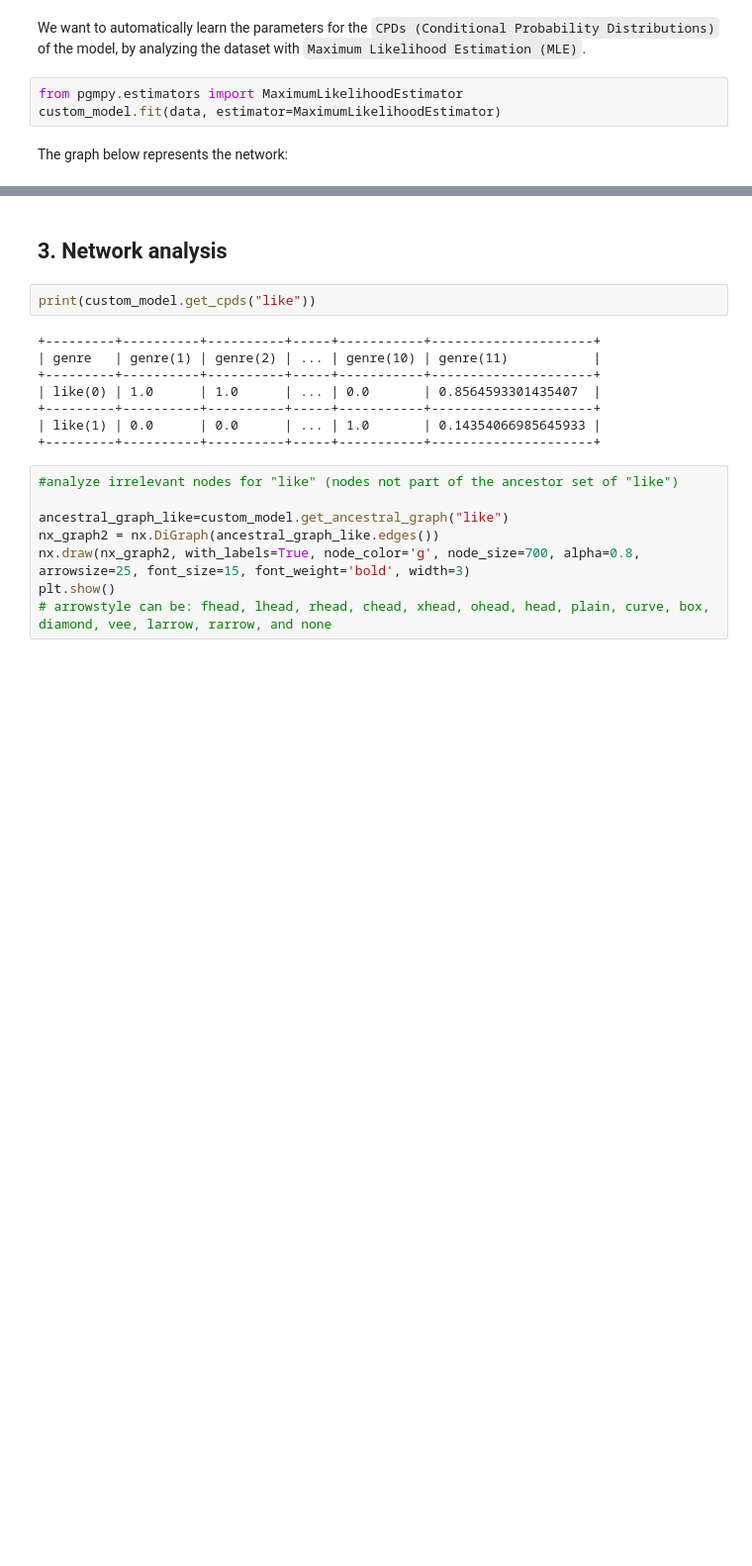
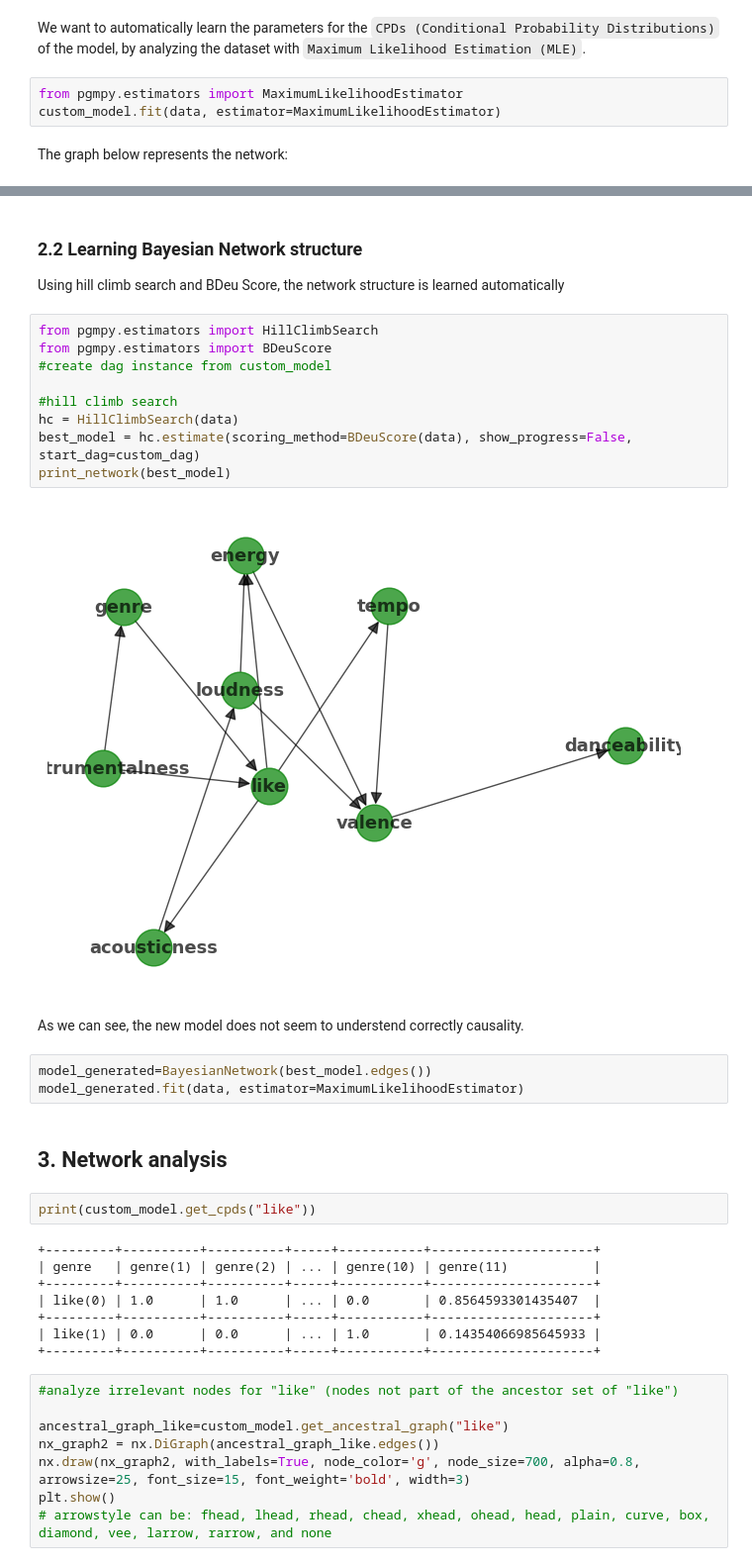
Before and after one commit to danielenapo/Bayesify, a Jupyter notebook: Bayesify.ipynb, the cells around one changed output, grey strips where cells are left out. Shown at 99% size. Drawn from its saved outputs; the diff is of its cells as text; blank space fills up the shorter version.

```diff
--- a/Bayesify.ipynb
+++ b/Bayesify.ipynb
@@ -114,3 +120,22 @@ print_network(custom_model)
+# %% [markdown]
+### <b>2.2 Learning Bayesian Network structure </b>
+Using hill climb search and BDeu Score, the network structure is learned automatically
+# %%
+from pgmpy.estimators import HillClimbSearch
+from pgmpy.estimators import BDeuScore
+#create dag instance from custom_model
+
+#hill climb search
+hc = HillClimbSearch(data)
+best_model = hc.estimate(scoring_method=BDeuScore(data), show_progress=False, start_dag=custom_dag)
+print_network(best_model)
+# %% [output]
+[figure, added]
+# %% [markdown]
+As we can see, the new model does not seem to understend correctly causality.
+# %%
+model_generated=BayesianNetwork(best_model.edges())
+model_generated.fit(data, estimator=MaximumLikelihoodEstimator)
 # %% [markdown]
 ## <b>3. Network analysis</b>
 # %%
```
Also changed, not shown: parts of 16 cells of this notebook, 3 other files.
